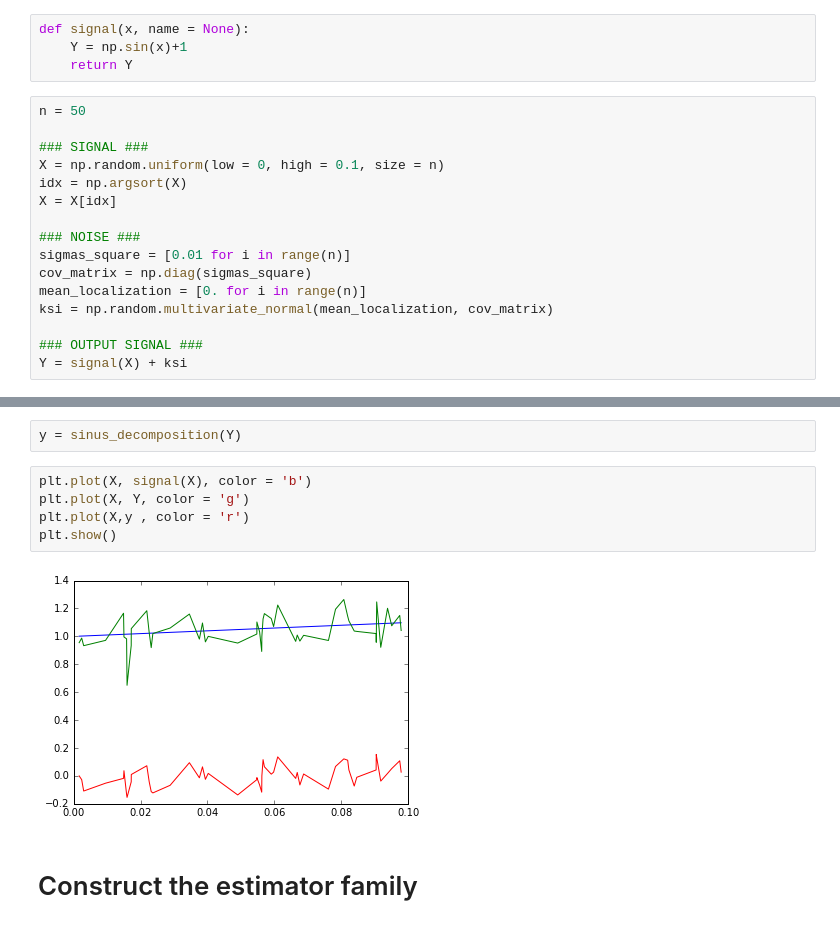
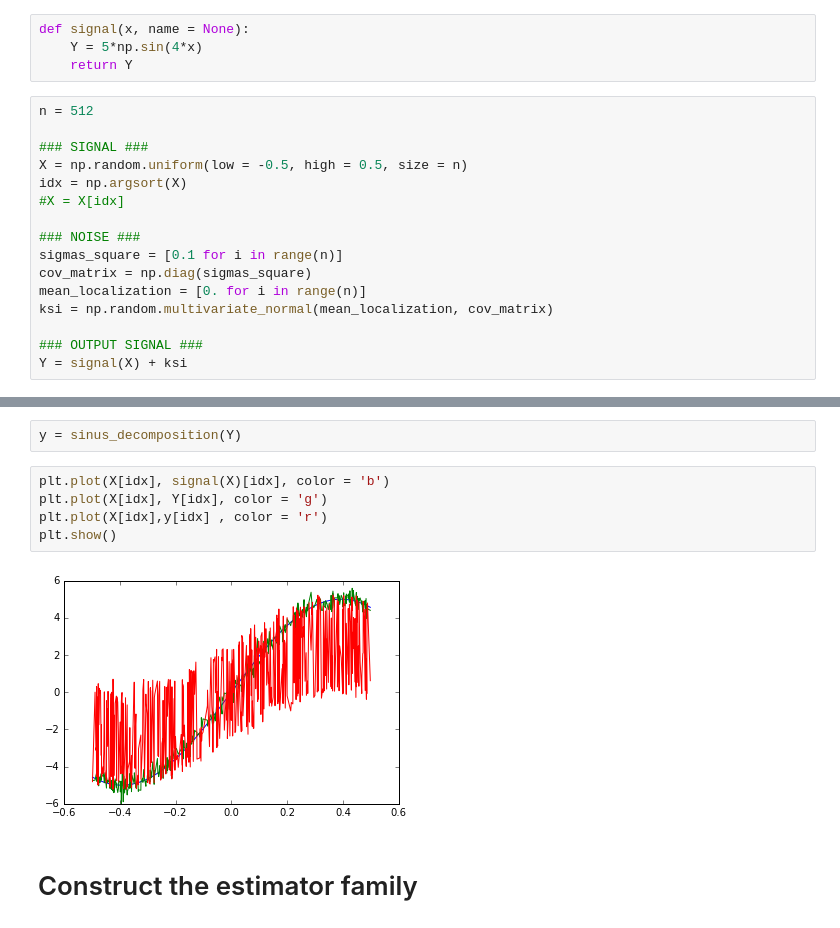
Before and after one commit to Symcies/aggregated_models, a Jupyter notebook: Untitled.ipynb, the cells around one changed output, grey strips where cells are left out. Drawn from its saved outputs; the diff is of its cells as text.

```diff
--- a/Untitled.ipynb
+++ b/Untitled.ipynb
@@ -7,18 +7,18 @@ import matplotlib.pyplot as plt
 # Construct the data
 # %%
 def signal(x, name = None):
-    Y = np.sin(x)+1
+    Y = 5*np.sin(4*x)
     return Y
 # %%
-n = 50
+n = 512
 
 ### SIGNAL ###
-X = np.random.uniform(low = 0, high = 0.1, size = n)
+X = np.random.uniform(low = -0.5, high = 0.5, size = n)
 idx = np.argsort(X)
-X = X[idx]
+#X = X[idx]
 
 ### NOISE ###
-sigmas_square = [0.01 for i in range(n)]
+sigmas_square = [0.1 for i in range(n)]
 cov_matrix = np.diag(sigmas_square)
 mean_localization = [0. for i in range(n)]
 ksi = np.random.multivariate_normal(mean_localization, cov_matrix)
@@ -42,12 +42,12 @@ def sinus_decomposition(Y):
 # %%
 y = sinus_decomposition(Y)
 # %%
-plt.plot(X, signal(X), color = 'b')
-plt.plot(X, Y, color = 'g')
-plt.plot(X,y , color = 'r')
+plt.plot(X[idx], signal(X)[idx], color = 'b')
+plt.plot(X[idx], Y[idx], color = 'g')
+plt.plot(X[idx],y[idx] , color = 'r')
 plt.show()
 # %% [output]
-[figure, old version]
+[figure, new version]
 # %% [markdown]
 # Construct the estimator family
 # %%
```
Also changed, not shown: parts of 19 cells of this notebook.
